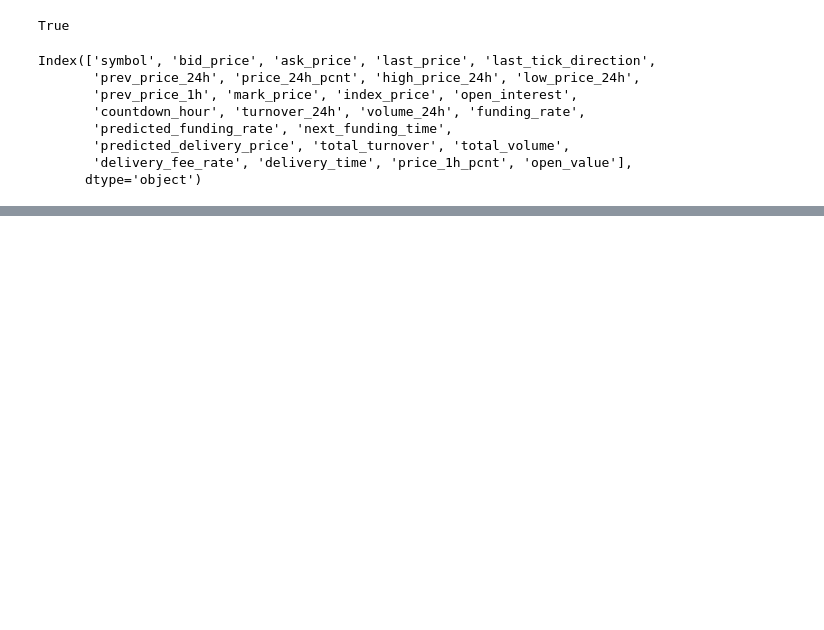
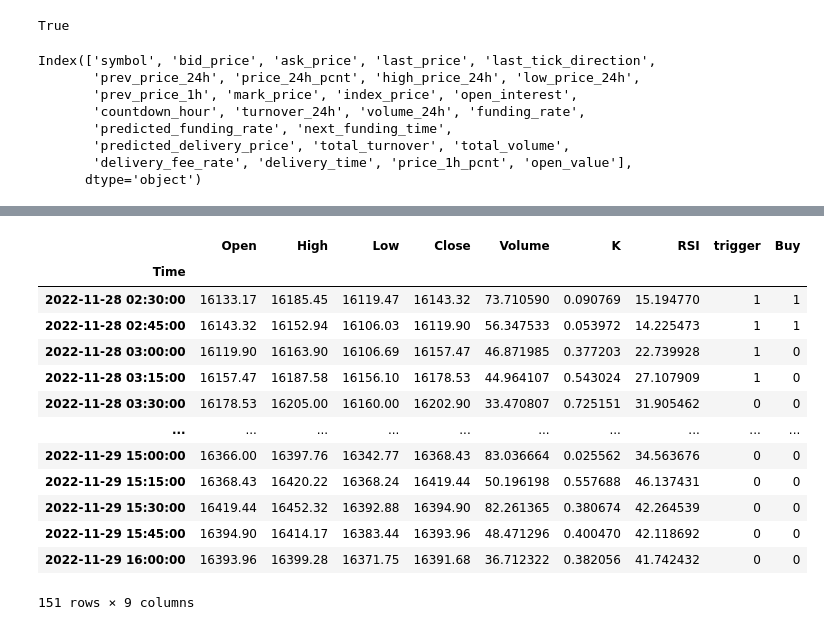
Before and after one commit to litosmunoz/Introduction-to-Quantitative-Trading, a Jupyter notebook: bot.ipynb, the cells around one changed output, grey strips where cells are left out. Drawn from its saved outputs; the diff is of its cells as text; code cells hidden in the pictures; blank space fills up the shorter version.

```diff
--- a/bot.ipynb
+++ b/bot.ipynb
@@ -172,0 +136,17 @@ df
+# %%
+df.tail(151)
+# %% [output]
+|  | Open | High | Low | Close | Volume | K | RSI | trigger | Buy |
+| Time |  |  |  |  |  |  |  |  |  |
+| 2022-11-28 02:30:00 | 16133.17 | 16185.45 | 16119.47 | 16143.32 | 73.710590 | 0.090769 | 15.194770 | 1 | 1 |
+| 2022-11-28 02:45:00 | 16143.32 | 16152.94 | 16106.03 | 16119.90 | 56.347533 | 0.053972 | 14.225473 | 1 | 1 |
+| 2022-11-28 03:00:00 | 16119.90 | 16163.90 | 16106.69 | 16157.47 | 46.871985 | 0.377203 | 22.739928 | 1 | 0 |
+| 2022-11-28 03:15:00 | 16157.47 | 16187.58 | 16156.10 | 16178.53 | 44.964107 | 0.543024 | 27.107909 | 1 | 0 |
+| 2022-11-28 03:30:00 | 16178.53 | 16205.00 | 16160.00 | 16202.90 | 33.470807 | 0.725151 | 31.905462 | 0 | 0 |
+| ... | ... | ... | ... | ... | ... | ... | ... | ... | ... |
+| 2022-11-29 15:00:00 | 16366.00 | 16397.76 | 16342.77 | 16368.43 | 83.036664 | 0.025562 | 34.563676 | 0 | 0 |
+| 2022-11-29 15:15:00 | 16368.43 | 16420.22 | 16368.24 | 16419.44 | 50.196198 | 0.557688 | 46.137431 | 0 | 0 |
+| 2022-11-29 15:30:00 | 16419.44 | 16452.32 | 16392.88 | 16394.90 | 82.261365 | 0.380674 | 42.264539 | 0 | 0 |
+| 2022-11-29 15:45:00 | 16394.90 | 16414.17 | 16383.44 | 16393.96 | 48.471296 | 0.400470 | 42.118692 | 0 | 0 |
+| 2022-11-29 16:00:00 | 16393.96 | 16399.28 | 16371.75 | 16391.68 | 36.712322 | 0.382056 | 41.742432 | 0 | 0 |
+151 rows × 9 columns
```
Also changed, not shown: parts of 19 cells of this notebook, 1 other file.
